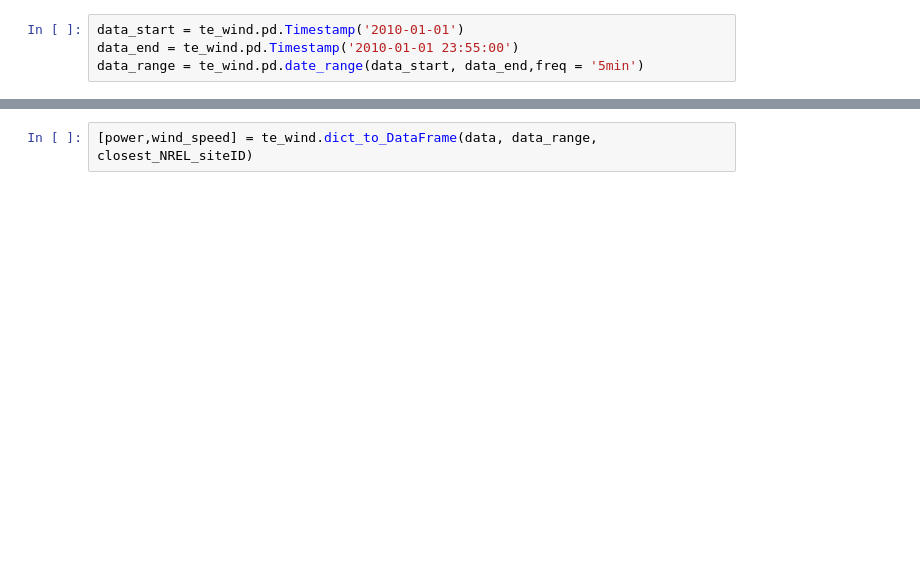
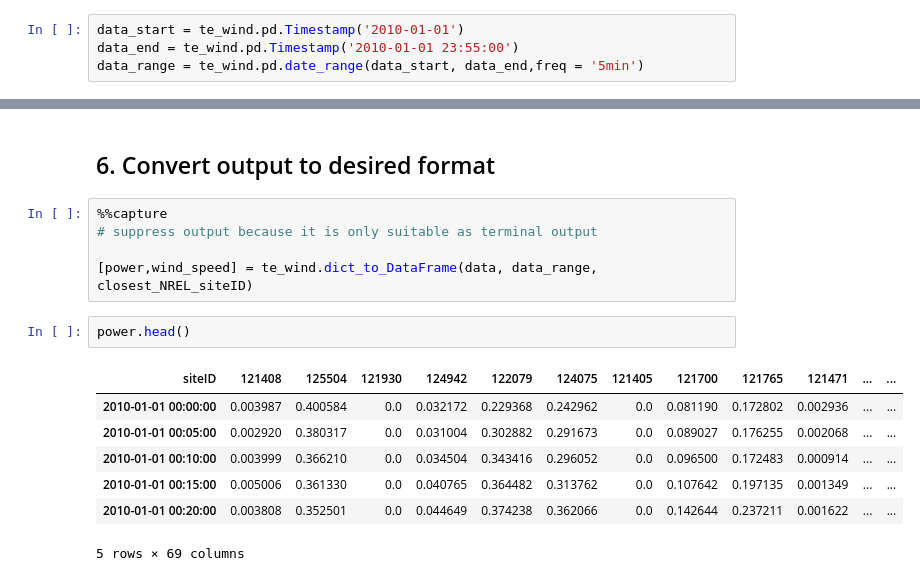
Before and after one commit to Breakthrough-Energy/PreREISE, a Jupyter notebook: prereise/gather/winddata/te_wind/demo/te_wind_demo.ipynb, the cells around one changed output, grey strips where cells are left out. Saved outputs shown, nothing was run; the diff lists cells and outputs as text; blank space fills up the shorter version.

```diff
--- a/prereise/gather/winddata/te_wind/demo/te_wind_demo.ipynb
+++ b/prereise/gather/winddata/te_wind/demo/te_wind_demo.ipynb
@@ -22,2 +107,17 @@ data = te_wind.get_data_from_NREL_server(closest_NREL_siteID, data_range)
+# %% [markdown]
+## 6. Convert output to desired format
 # %%
+%%capture
+# suppress output because it is only suitable as terminal output
+
 [power,wind_speed] = te_wind.dict_to_DataFrame(data, data_range, closest_NREL_siteID)
+# %%
+power.head()
+# %% [output]
+| siteID | 121408 | 125504 | 121930 | 124942 | 122079 | 124075 | 121405 | 121700 | 121765 | 121471 | ... | ... |
+| 2010-01-01 00:00:00 | 0.003987 | 0.400584 | 0.0 | 0.032172 | 0.229368 | 0.242962 | 0.0 | 0.081190 | 0.172802 | 0.002936 | ... | ... |
+| 2010-01-01 00:05:00 | 0.002920 | 0.380317 | 0.0 | 0.031004 | 0.302882 | 0.291673 | 0.0 | 0.089027 | 0.176255 | 0.002068 | ... | ... |
+| 2010-01-01 00:10:00 | 0.003999 | 0.366210 | 0.0 | 0.034504 | 0.343416 | 0.296052 | 0.0 | 0.096500 | 0.172483 | 0.000914 | ... | ... |
+| 2010-01-01 00:15:00 | 0.005006 | 0.361330 | 0.0 | 0.040765 | 0.364482 | 0.313762 | 0.0 | 0.107642 | 0.197135 | 0.001349 | ... | ... |
+| 2010-01-01 00:20:00 | 0.003808 | 0.352501 | 0.0 | 0.044649 | 0.374238 | 0.362066 | 0.0 | 0.142644 | 0.237211 | 0.001622 | ... | ... |
+5 rows × 69 columns
```
Also changed, not shown: parts of 20 cells of this notebook, 1 other file.
